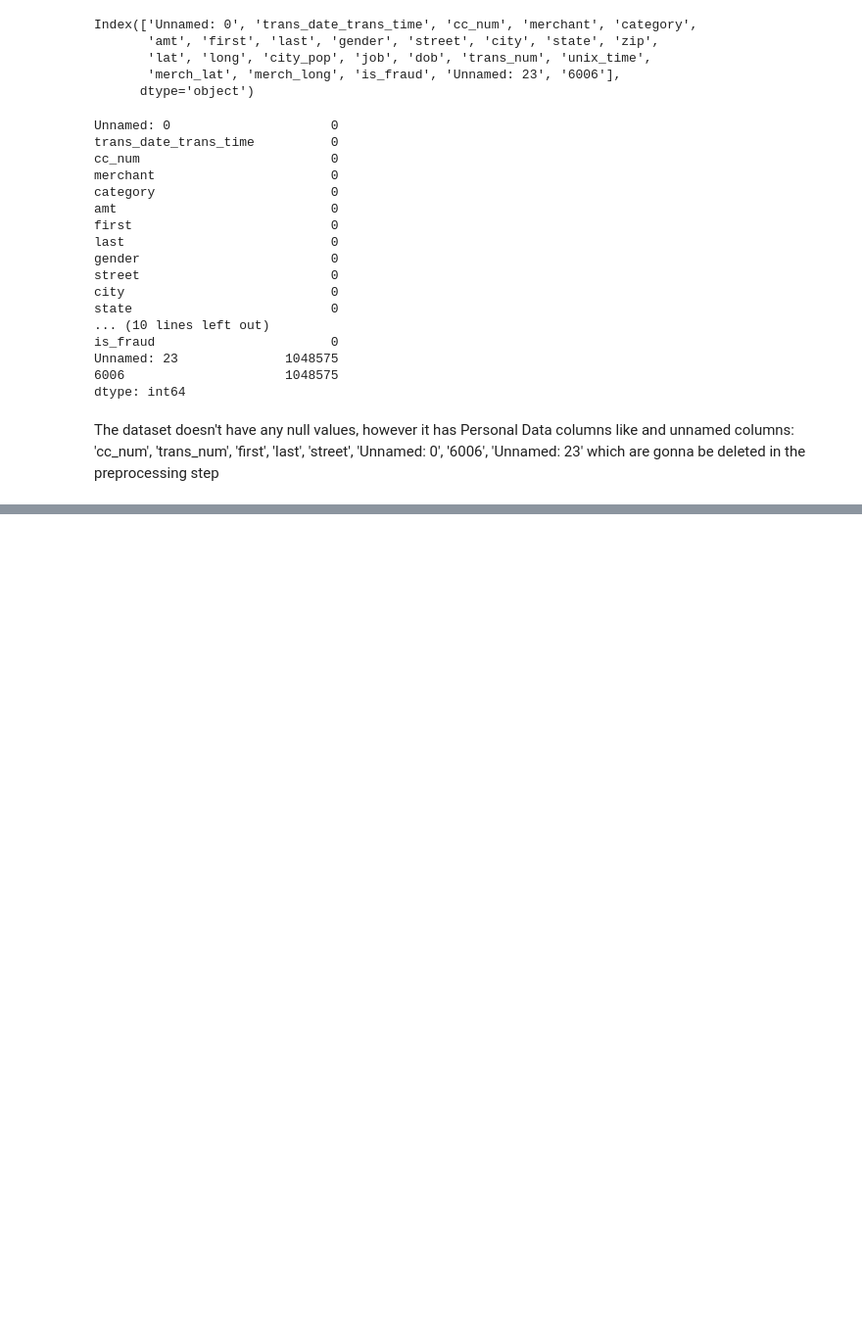
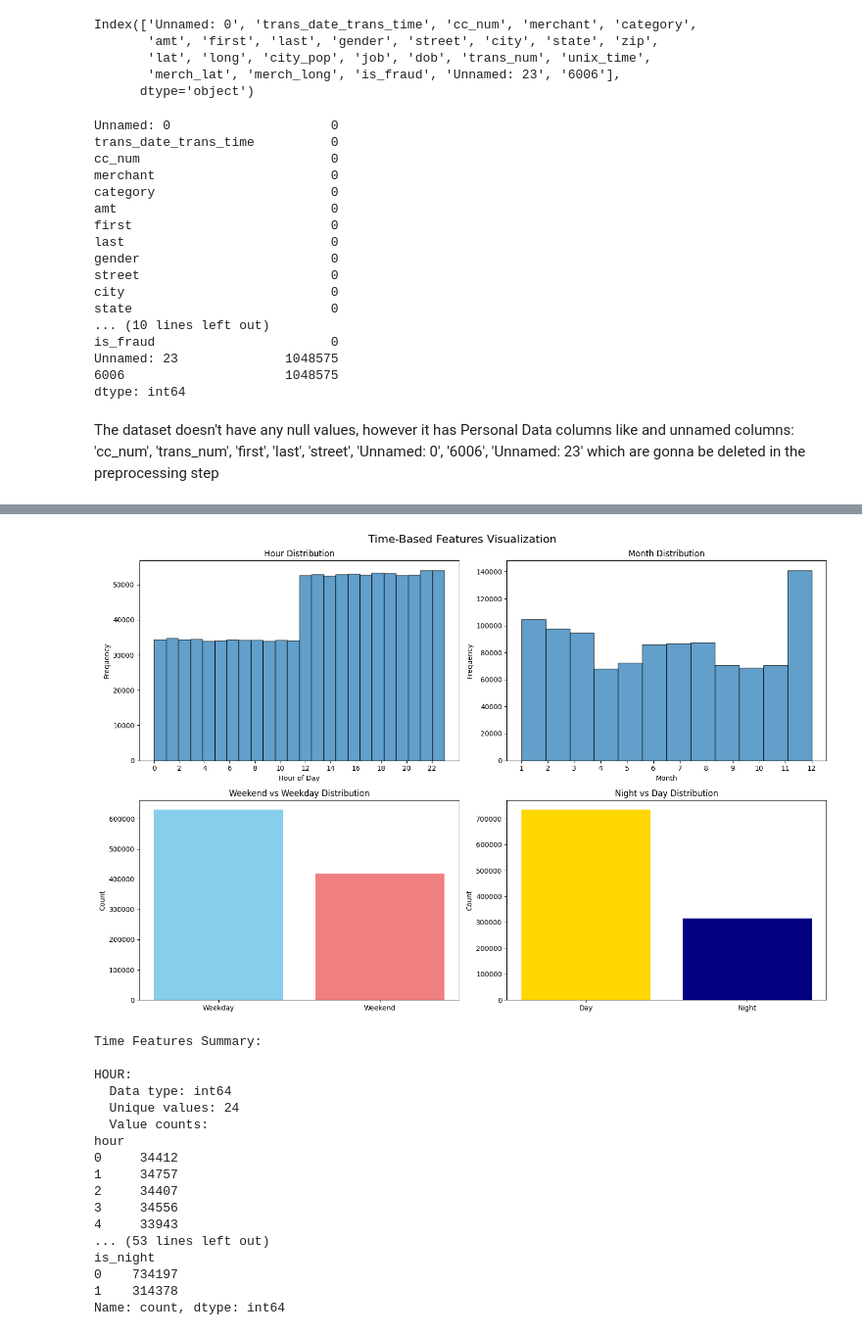
Before and after one commit to Carapet07/Data-Science-projects, a Jupyter notebook: Credit_Card_Fraud_Detection/src/data_preprocessing.ipynb, the cells around one changed output, grey strips where cells are left out. Shown at 98% size. Saved outputs shown, nothing was run; the diff lists cells and outputs as text; code cells hidden in the pictures; blank space fills up the shorter version.

```diff
--- a/Credit_Card_Fraud_Detection/src/data_preprocessing.ipynb
+++ b/Credit_Card_Fraud_Detection/src/data_preprocessing.ipynb
@@ -61,0 +63,69 @@ preprocessed_df.head()
+# %%
+# Visualize time-based features
+time_features = ['hour', 'month', 'is_weekend', 'is_night']
+
+# Create subplots for each feature
+fig, axes = plt.subplots(2, 2, figsize=(15, 10))
+fig.suptitle('Time-Based Features Visualization', fontsize=16)
+
+# Hour distribution
+if 'hour' in preprocessed_df.columns:
+    axes[0, 0].hist(preprocessed_df['hour'], bins=24, edgecolor='black', alpha=0.7)
+    axes[0, 0].set_title('Hour Distribution')
+    axes[0, 0].set_xlabel('Hour of Day')
+    axes[0, 0].set_ylabel('Frequency')
+    axes[0, 0].set_xticks(range(0, 24, 2))
+
+# Month distribution
+if 'month' in preprocessed_df.columns:
+    axes[0, 1].hist(preprocessed_df['month'], bins=12, edgecolor='black', alpha=0.7)
+    axes[0, 1].set_title('Month Distribution')
+    axes[0, 1].set_xlabel('Month')
+    axes[0, 1].set_ylabel('Frequency')
+    axes[0, 1].set_xticks(range(1, 13))
+
+# Weekend vs Weekday
+if 'is_weekend' in preprocessed_df.columns:
+    weekend_counts = preprocessed_df['is_weekend'].value_counts()
+    axes[1, 0].bar(['Weekday', 'Weekend'], weekend_counts.values, color=['skyblue', 'lightcoral'])
+    axes[1, 0].set_title('Weekend vs Weekday Distribution')
+    axes[1, 0].set_ylabel('Count')
+
+# Night vs Day
+if 'is_night' in preprocessed_df.columns:
+    night_counts = preprocessed_df['is_night'].value_counts()
+    axes[1, 1].bar(['Day', 'Night'], night_counts.values, color=['gold', 'navy'])
+    axes[1, 1].set_title('Night vs Day Distribution')
+    axes[1, 1].set_ylabel('Count')
+
+plt.tight_layout()
+plt.show()
+
+# Print summary statistics
+print("\nTime Features Summary:")
+for feature in time_features:
+    if feature in preprocessed_df.columns:
+        print(f"\n{feature.upper()}:")
+        print(f"  Data type: {preprocessed_df[feature].dtype}")
+        print(f"  Unique values: {preprocessed_df[feature].nunique()}")
+        print(f"  Value counts:")
+        print(preprocessed_df[feature].value_counts().sort_index())
+# %% [output]
+[figure, added]
+Time Features Summary:
+
+HOUR:
+  Data type: int64
+  Unique values: 24
+  Value counts:
+hour
+0     34412
+1     34757
+2     34407
+3     34556
+4     33943
+... (53 lines left out)
+is_night
+0    734197
+1    314378
+Name: count, dtype: int64
```
Also changed, not shown: parts of 3 cells of this notebook, 2 other files.
